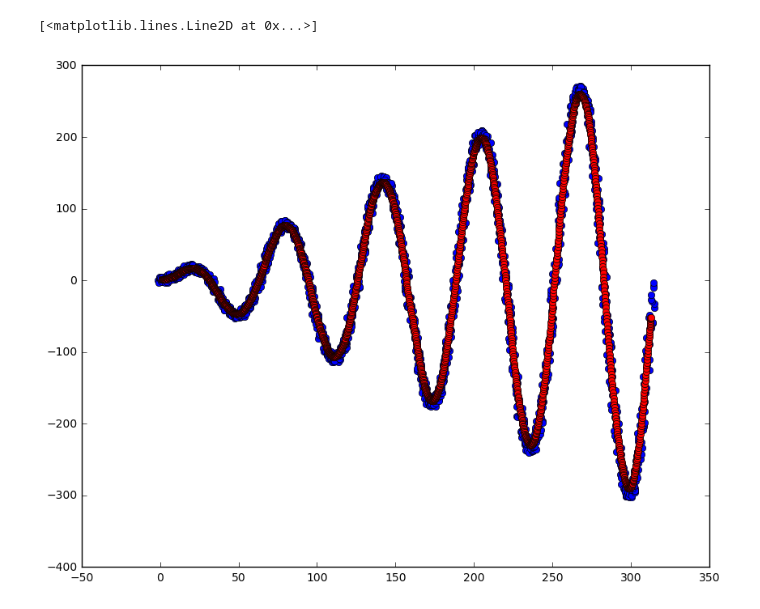
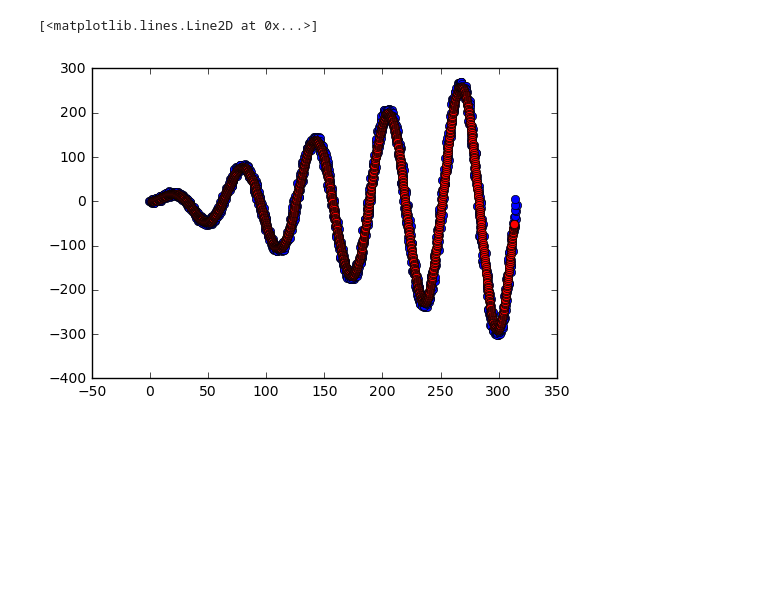
Before and after one commit to AloneGu/time_series_box, a Jupyter notebook: kalman_filter/examples/t.ipynb, the cells around one changed output. Drawn from its saved outputs; the diff is of its cells as text; code cells hidden in the pictures; blank space fills up the shorter version.

```diff
--- a/kalman_filter/examples/t.ipynb
+++ b/kalman_filter/examples/t.ipynb
@@ -153,15 +165,15 @@ plt.plot(res[:,0],res[:,1],'ro')
 # %%
 R = R *0.01
 
 kf = KalmanFilter(transition_matrices = A, observation_matrices=H, transition_covariance=Q, observation_covariance=R)
 res = kf.smooth(data)[0]
 
-plt.figure(figsize=(10,8))
+plt.figure()
 plt.plot(data[:,0],data[:,1],'bo')
 plt.plot(res[:,0],res[:,1],'ro')
 # %% [output]
 [<matplotlib.lines.Line2D at 0x...>]
-[figure, old version]
+[figure, new version]
 # %%
 R = R *0.01
 
```
Also changed, not shown: parts of 4 cells of this notebook.
